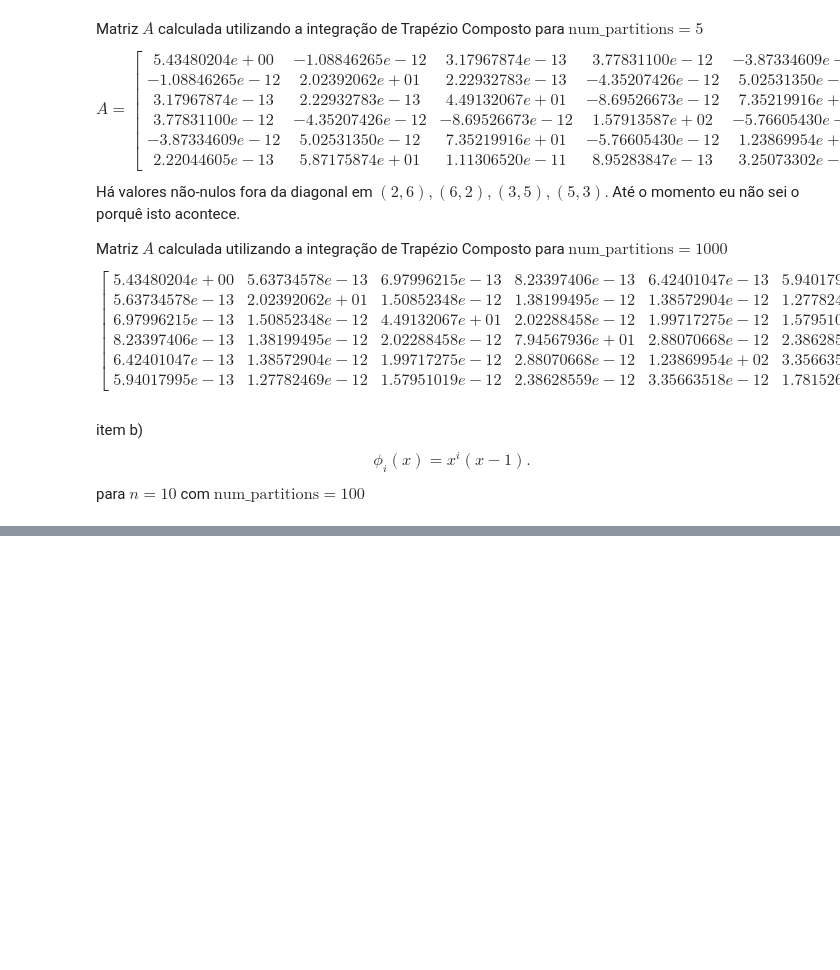
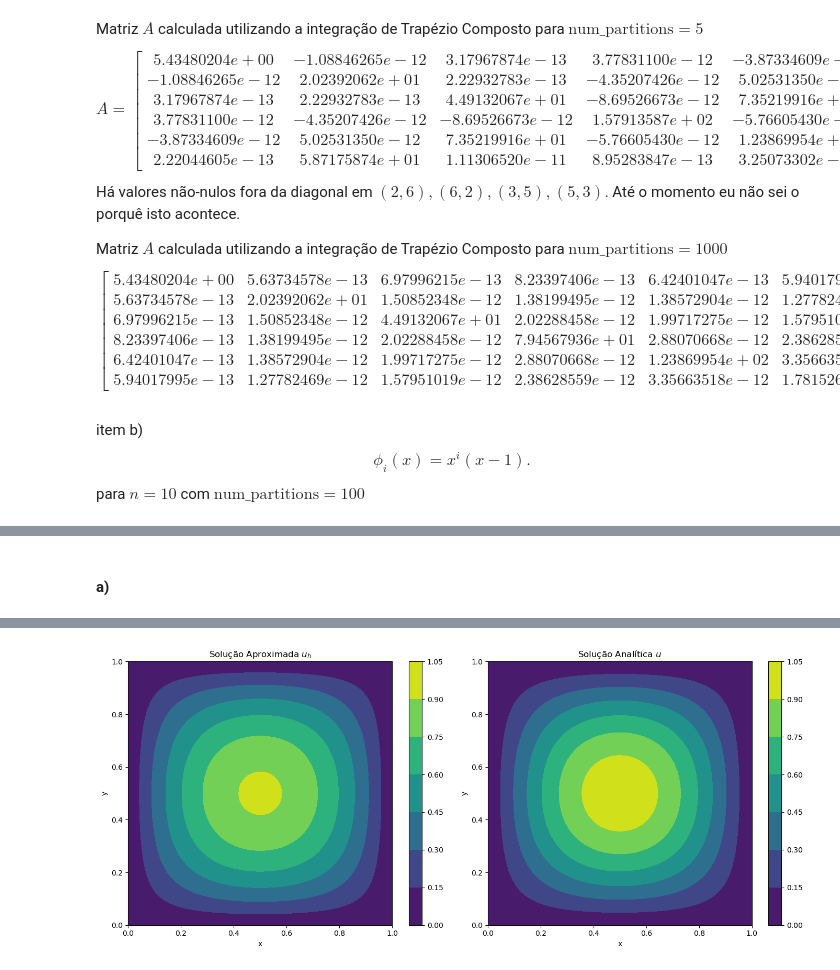
Before and after one commit to rangelalbuq/FEM-MS712, a Jupyter notebook: Galerkin_python.ipynb, the cells around one changed output, grey strips where cells are left out. Saved outputs shown, nothing was run; the diff lists cells and outputs as text; code cells hidden in the pictures; blank space fills up the shorter version.

```diff
--- a/Galerkin_python.ipynb
+++ b/Galerkin_python.ipynb
@@ -391,0 +565,79 @@ coef_trap = galerkin_method(basis_functions, f, funcionais_1, x_inicial, x_final
+# %% [markdown]
+#### a)
+# %%
+# Definir variáveis
+x, y = sp.symbols('x y')
+
+# Funções base fornecidas
+phi1 = x * (x - 1) * y * (y - 1)
+phi2 = x**2 * (x - 1) * y * (y - 1)
+phi3 = x * (x - 1) * y**2 * (y - 1)
+phi4 = x**2 * (x - 1) * y**2 * (y - 1)
+phis = [phi1, phi2, phi3, phi4]
+
+# Definir a função f(x, y)
+f = (2 * sp.pi**2 + 1) * sp.sin(sp.pi * x) * sp.sin(sp.pi * y)
+
+# Número de funções base
+n = len(phis)
+
+# Inicializar matriz A e vetor f
+A = np.zeros((n, n))
+F = np.zeros(n)
+
+# Montar a matriz A e o vetor F usando integração simbólica
+for i in range(n):
+    for j in range(n):
+        integrand_A = sp.diff(phis[i], x) * sp.diff(phis[j], x) + sp.diff(phis[i], y) * sp.diff(phis[j], y) + phis[i] * phis[j] # Calculando as derivadas parciais e montando o integrando
+        A[i, j] = sp.integrate(sp.integrate(integrand_A, (x, 0, 1)), (y, 0, 1)) # Fazendo a integração dupla simbólica
+    integrand_F = f * phis[i]
+    F[i] = sp.integrate(sp.integrate(integrand_F, (x, 0, 1)), (y, 0, 1))# Calculando a integral dupla simbolicamente
+
+# Resolver o sistema linear
+w = np.linalg.solve(A, F)
+
+# Construir a solução aproximada u_h
+u_h = sum(w[i] * phis[i] for i in range(n))
+
+# Imprimir os resultados
+print(f"Matriz A:\n{A}")
+print(f"Vetor F:\n{F}")
+print(f"Coeficientes w:\n{w}")
+print(f"Solução aproximada u_h:\n{u_h}")
+
+##############################################################################################################################
+## Plotando o Gráfico: ##
+
+# Converter soluções simbólicas para funções lambda para avaliação numérica
+u_h_func = sp.lambdify((x, y), u_h, 'numpy')
+u_exact_func = sp.lambdify((x, y), sp.sin(sp.pi * x) * sp.sin(sp.pi * y), 'numpy')
+
+# Definir uma grade de pontos para avaliação
+x_vals = np.linspace(0, 1, 100)
+y_vals = np.linspace(0, 1, 100)
+X, Y = np.meshgrid(x_vals, y_vals)
+U_h = u_h_func(X, Y)
+U_exact = u_exact_func(X, Y)
+
+# Plotar contornos das soluções aproximada e exata
+plt.figure(figsize=(14, 6))
+
+# Contornos da solução aproximada
+plt.subplot(1, 2, 1)
+contour_uh = plt.contourf(X, Y, U_h, cmap='viridis')
+plt.colorbar(contour_uh)
+plt.title('Solução Aproximada $u_h$')
+plt.xlabel('x')
+plt.ylabel('y')
+
+# Contornos da solução exata
+plt.subplot(1, 2, 2)
+contour_ue = plt.contourf(X, Y, U_exact, cmap='viridis')
+plt.colorbar(contour_ue)
+plt.title('Solução Analítica $u$')
+plt.xlabel('x')
+plt.ylabel('y')
+
+plt.tight_layout()
+plt.show()
+# %% [output]
@@ -391,0 +655 @@ coef_trap = galerkin_method(basis_functions, f, funcionais_1, x_inicial, x_final
+[figure, added]
```
Also changed, not shown: parts of 10 cells of this notebook.
